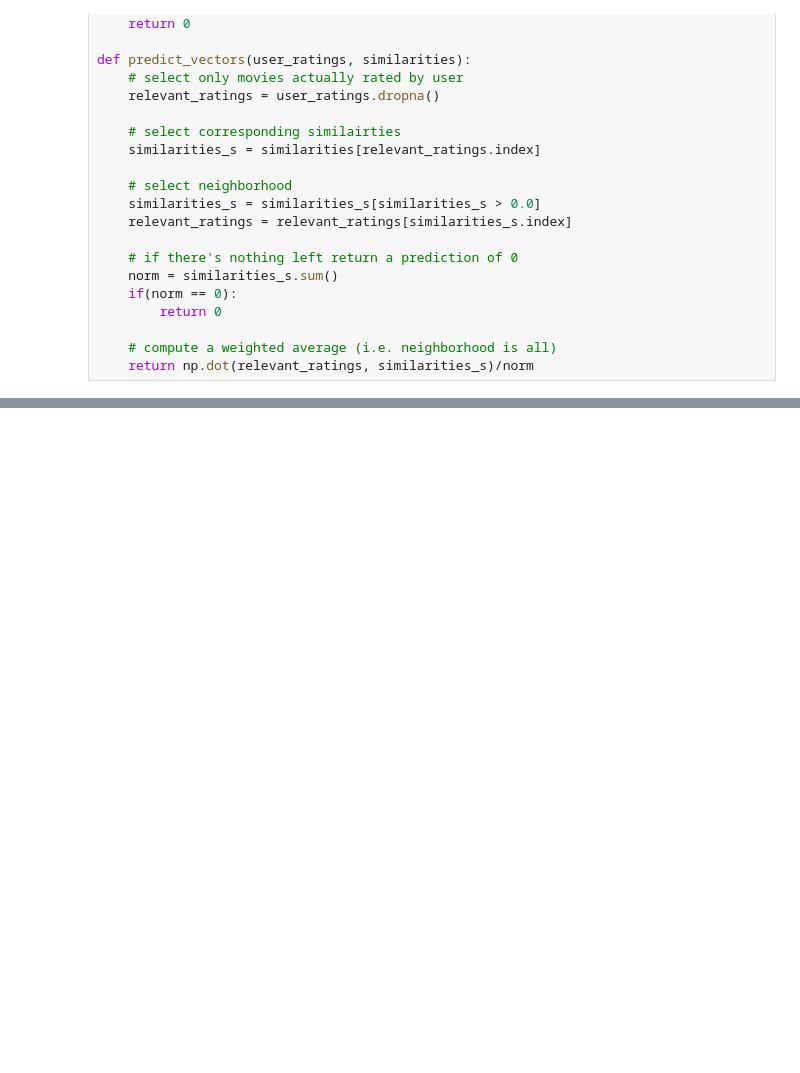
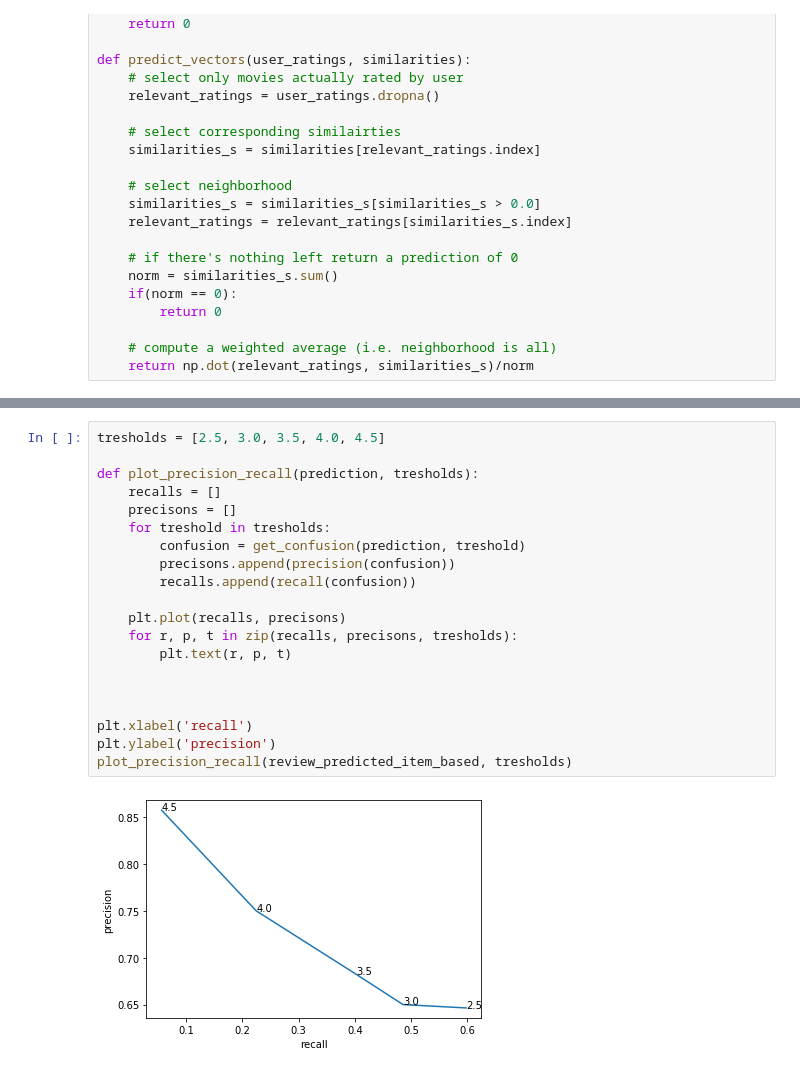
Before and after one commit to UhhBart/ci-yelp, a Jupyter notebook: Item based filtering.ipynb, the cells around one changed output, grey strips where cells are left out. Cells and saved outputs as stored; diff of their text form; blank space fills up the shorter version.

```diff
--- a/Item based filtering.ipynb
+++ b/Item based filtering.ipynb
@@ -142,0 +192,22 @@ display(review_predicted_item_based.head(20))
+# %%
+tresholds = [2.5, 3.0, 3.5, 4.0, 4.5]
+
+def plot_precision_recall(prediction, tresholds):
+    recalls = []
+    precisons = []
+    for treshold in tresholds:
+        confusion = get_confusion(prediction, treshold)
+        precisons.append(precision(confusion))
+        recalls.append(recall(confusion))
+
+    plt.plot(recalls, precisons)
+    for r, p, t in zip(recalls, precisons, tresholds):
+        plt.text(r, p, t)
+
+
+
+plt.xlabel('recall')
+plt.ylabel('precision')
+plot_precision_recall(review_predicted_item_based, tresholds)
+# %% [output]
+[figure, added]
```
Also changed, not shown: parts of 4 cells of this notebook.
